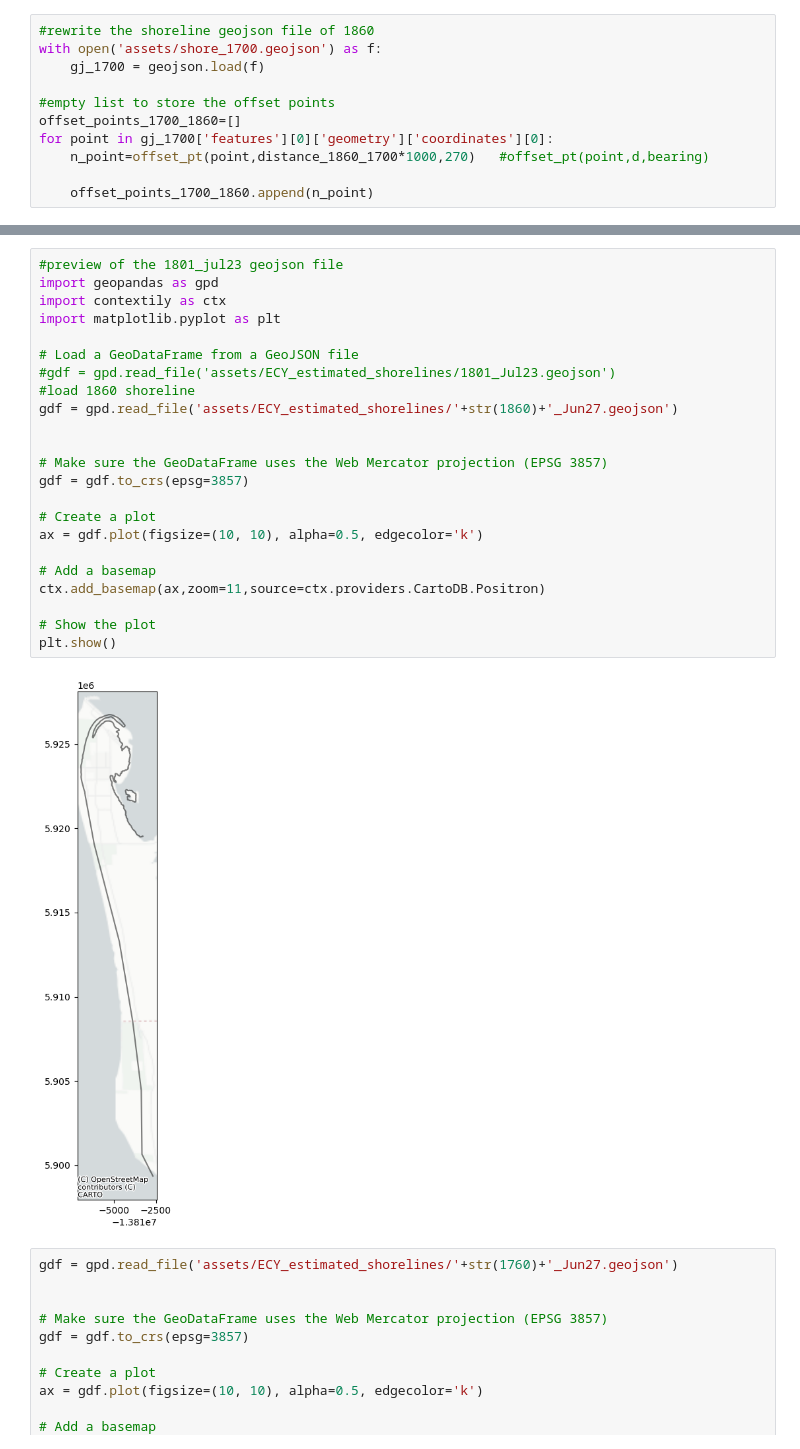
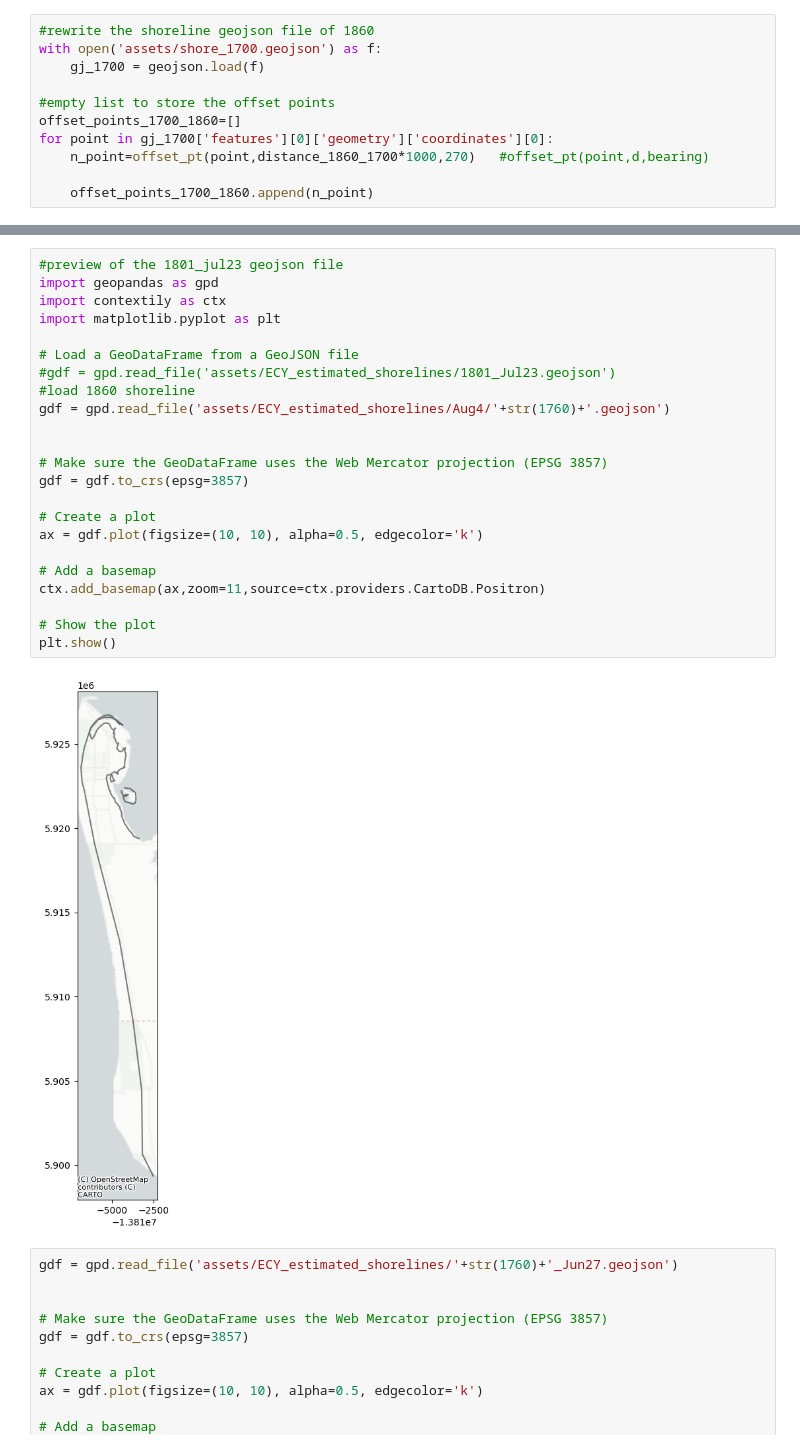
Before and after one commit to JerryLiu-96/Grays_Harbor_Storymap, a Jupyter notebook: line_extension.ipynb, the cells around one changed output, grey strips where cells are left out. Drawn from its saved outputs; the diff is of its cells as text.

```diff
--- a/line_extension.ipynb
+++ b/line_extension.ipynb
@@ -733,28 +765,28 @@ with open('assets/ECY_estimated_shorelines/1860_Jun27.geojson', 'w') as f:
 # %%
 #preview of the 1801_jul23 geojson file
 import geopandas as gpd
 import contextily as ctx
 import matplotlib.pyplot as plt
 
 # Load a GeoDataFrame from a GeoJSON file
 #gdf = gpd.read_file('assets/ECY_estimated_shorelines/1801_Jul23.geojson')
 #load 1860 shoreline
-gdf = gpd.read_file('assets/ECY_estimated_shorelines/'+str(1860)+'_Jun27.geojson')
+gdf = gpd.read_file('assets/ECY_estimated_shorelines/Aug4/'+str(1760)+'.geojson')
 
 
 # Make sure the GeoDataFrame uses the Web Mercator projection (EPSG 3857)
 gdf = gdf.to_crs(epsg=3857)
 
 # Create a plot
 ax = gdf.plot(figsize=(10, 10), alpha=0.5, edgecolor='k')
 
 # Add a basemap
 ctx.add_basemap(ax,zoom=11,source=ctx.providers.CartoDB.Positron)
 
 # Show the plot
 plt.show()
 # %% [output]
-[figure, old version]
+[figure, new version]
 # %%
 gdf = gpd.read_file('assets/ECY_estimated_shorelines/'+str(1760)+'_Jun27.geojson')
 
```
Also changed, not shown: parts of 161 cells of this notebook.
